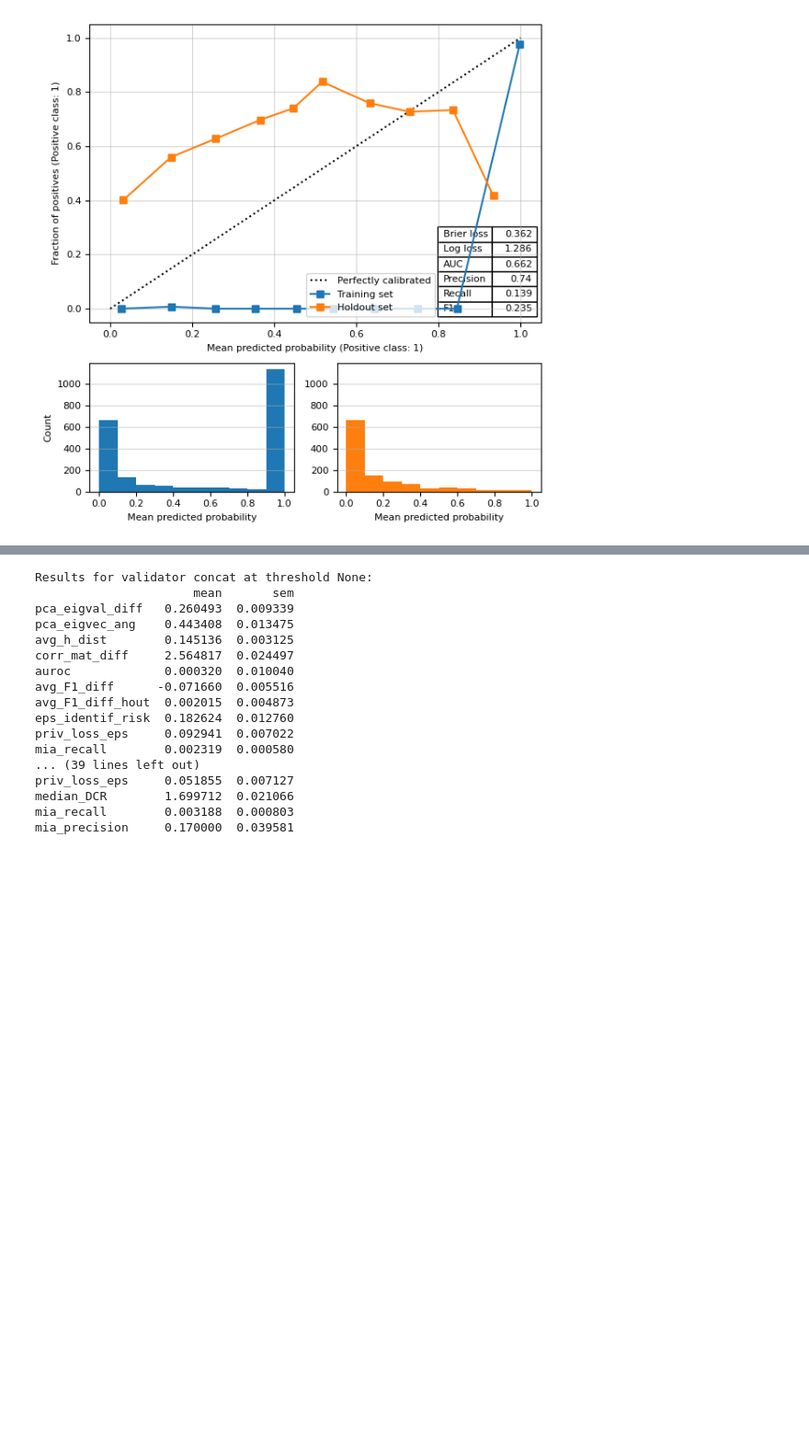
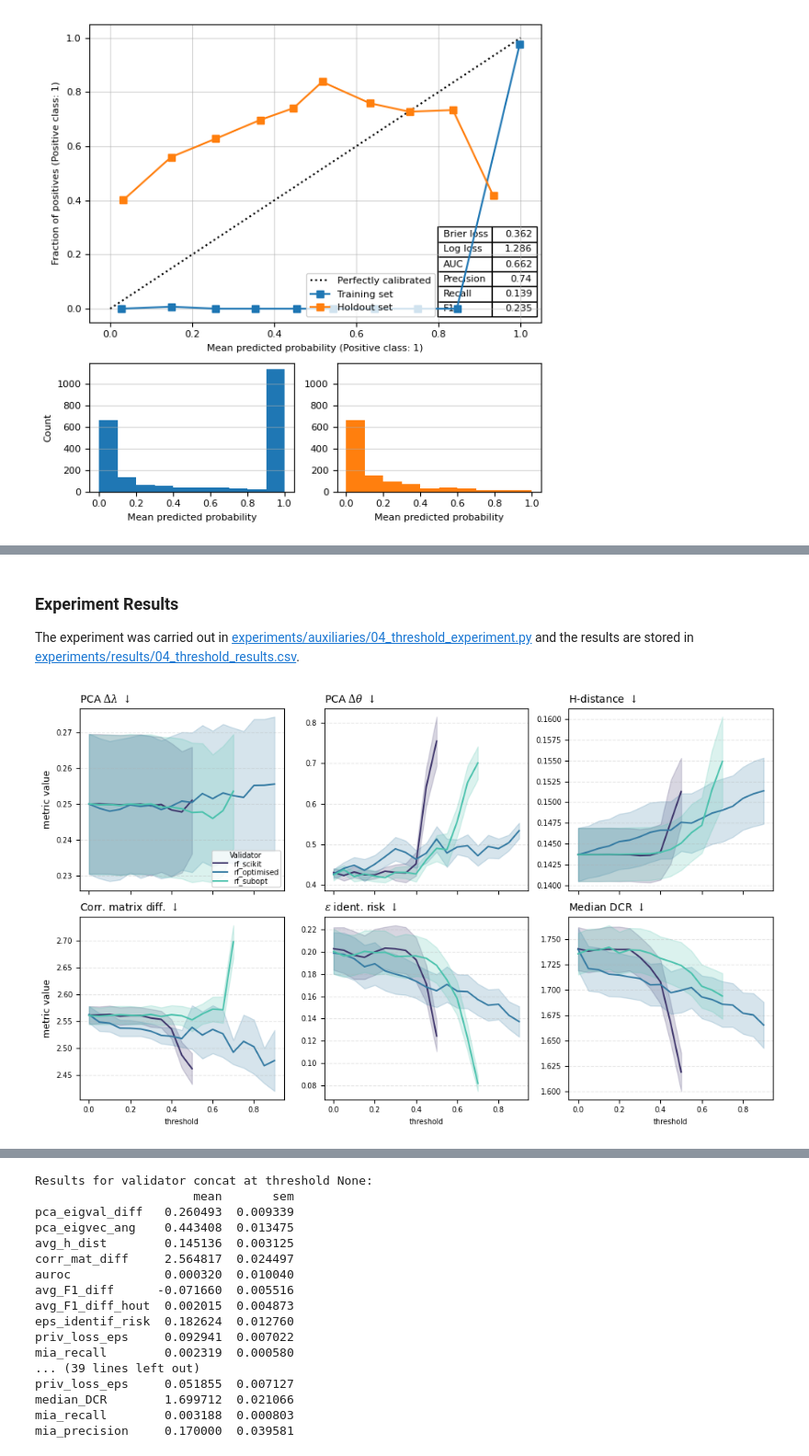
Before and after one commit to notna07/disjoint-synthetic-data-generation, a Jupyter notebook: 04_joining_validator.ipynb, the cells around one changed output, grey strips where cells are left out. Shown at 92% size. Cells and saved outputs as stored; diff of their text form; code cells hidden in the pictures; blank space fills up the shorter version.

```diff
--- a/04_joining_validator.ipynb
+++ b/04_joining_validator.ipynb
@@ -321,0 +216,4 @@ make_threshold_continuum_plot("experiments/results/04_threshold_results.csv", SE
+# %% [markdown]
+### Experiment Results
+
+The experiment was carried out in [experiments/auxiliaries/04_threshold_experiment.py](experiments/auxiliaries/04_threshold_experiment.py) and the results are stored in [experiments/results/04_threshold_results.csv](experiments/results/04_threshold_results.csv).
@@ -322,3 +222,20 @@ make_threshold_continuum_plot("experiments/results/04_threshold_results.csv", SE
+# %%
+from experiments.auxiliaries.plotting import figure14_threshold_continuum_plot
+
+metrics = {
+    "pca_eigval_diff" : r"PCA $\Delta\lambda$ $\downarrow$",
+    "pca_eigvec_ang" : r"PCA $\Delta\theta$ $\downarrow$",
+    "avg_h_dist": r"H-distance $\downarrow$",
+    "corr_mat_diff": r"Corr. matrix diff. $\downarrow$",
+    "eps_identif_risk": r"$\varepsilon$ ident. risk $\downarrow$",
+    "median_DCR": r"Median DCR $\downarrow$",
+}
+
+SERIES = "sp_dp"
+
+figure14_threshold_continuum_plot("experiments/results/04_threshold_results.csv", SERIES, "hp", ['rf_scikit', 'rf_optimised', 'rf_subopt'], metrics)
+# %% [output]
+[figure, added]
 # %%
 
 metrics = {
```
Also changed, not shown: parts of 12 cells of this notebook, 3 other files.
